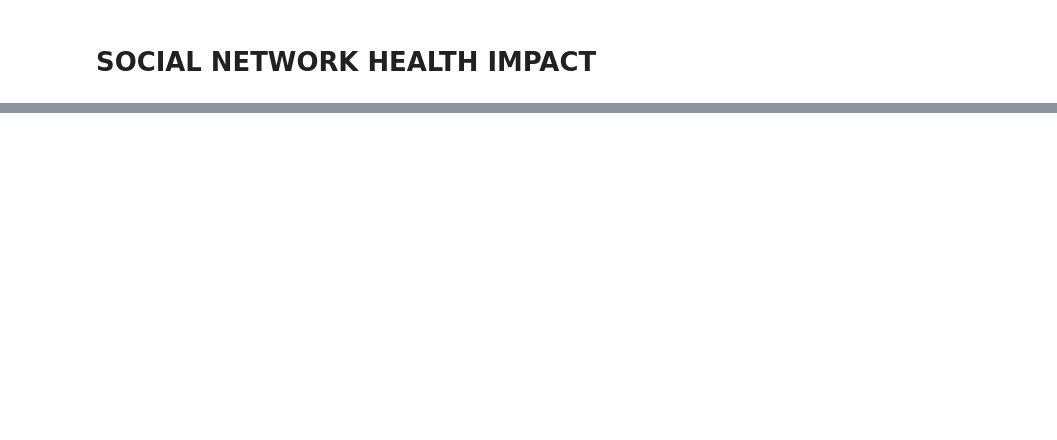
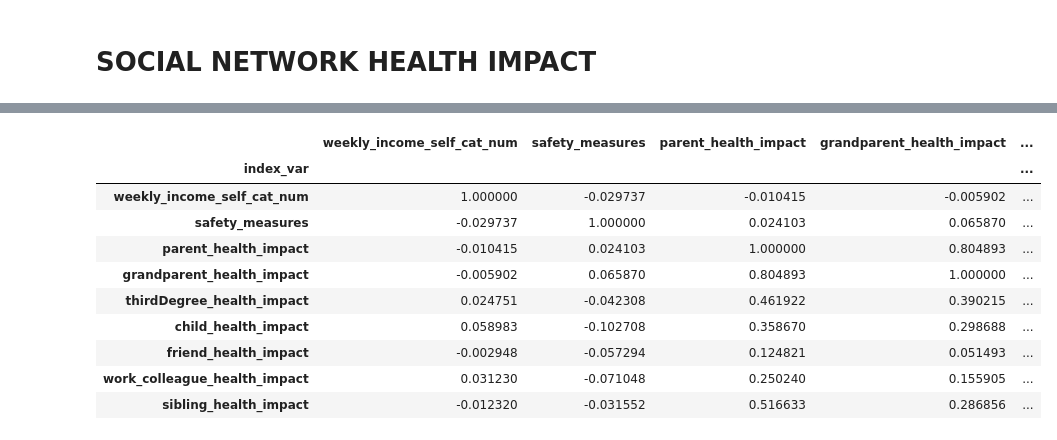
Before and after one commit to terusch/CVD-DYN_core, a Jupyter notebook: self_response_measures/Scale_summary_scores.ipynb, the cells around one changed output, grey strips where cells are left out. Saved outputs shown, nothing was run; the diff lists cells and outputs as text; code cells hidden in the pictures; blank space fills up the shorter version.

```diff
--- a/self_response_measures/Scale_summary_scores.ipynb
+++ b/self_response_measures/Scale_summary_scores.ipynb
@@ -330 +394,15 @@ summary_scores['max_social_health_impact']= summary_scores[['spouse_health_impac
+# %%
+impact_corr
+# %% [output]
+|  | weekly_income_self_cat_num | safety_measures | parent_health_impact | grandparent_health_impact | ... |
+| index_var |  |  |  |  | ... |
+| weekly_income_self_cat_num | 1.000000 | -0.029737 | -0.010415 | -0.005902 | ... |
+| safety_measures | -0.029737 | 1.000000 | 0.024103 | 0.065870 | ... |
+| parent_health_impact | -0.010415 | 0.024103 | 1.000000 | 0.804893 | ... |
+| grandparent_health_impact | -0.005902 | 0.065870 | 0.804893 | 1.000000 | ... |
+| thirdDegree_health_impact | 0.024751 | -0.042308 | 0.461922 | 0.390215 | ... |
+| child_health_impact | 0.058983 | -0.102708 | 0.358670 | 0.298688 | ... |
+| friend_health_impact | -0.002948 | -0.057294 | 0.124821 | 0.051493 | ... |
+| work_colleague_health_impact | 0.031230 | -0.071048 | 0.250240 | 0.155905 | ... |
+| sibling_health_impact | -0.012320 | -0.031552 | 0.516633 | 0.286856 | ... |
 # %%
```
Also changed, not shown: parts of 18 cells of this notebook, 1 other file.
